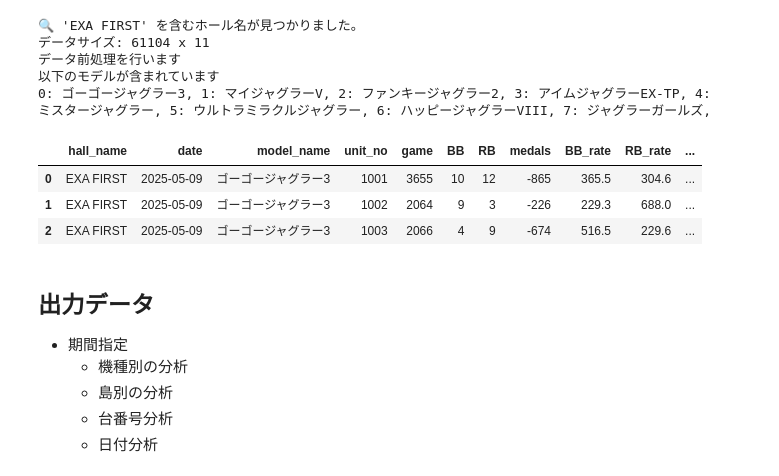
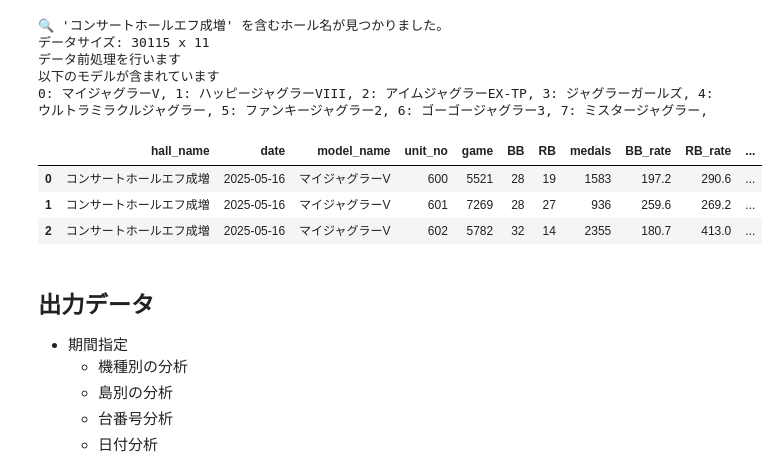
Before and after one commit to akmiccom/dataOnline, a Jupyter notebook: anaslo_02/ipynb/exa_hall_date.ipynb, the cells around one changed output. Cells and saved outputs as stored; diff of their text form; code cells hidden in the pictures.

```diff
--- a/anaslo_02/ipynb/exa_hall_date.ipynb
+++ b/anaslo_02/ipynb/exa_hall_date.ipynb
@@ -11,14 +11,6 @@ import datetime
 from dateutil.relativedelta import relativedelta
 import re
 import datetime
-
-# スプレッドシート認証設定
-SPREADSHEET_ID = "10-B_vV1pvUzXmvGAiHhODGJgCloOsAmqSO9HvXpk_T8"
-scope = ["https://spreadsheets.google.com/feeds", "https://www.googleapis.com/auth/drive"]
-jsonf = r"C:\python\dataOnline\anaslo_02\json\spreeadsheet-347321-ff675ab5ccbd.json"
-creds = ServiceAccountCredentials.from_json_keyfile_name(jsonf, scope)
-client = gspread.authorize(creds)
-spreadsheet = client.open_by_key(SPREADSHEET_ID)
 
 
 # ブドウシミュレーター
@@ -44,7 +36,7 @@ def assign_area(unit_no, json_file_path):
     return "その他"
 
 
-def df_preprocessing(df, grape_calculator_myfive, assign_area):
+def df_preprocessing(HALL_NAME, df, grape_calculator_myfive, assign_area):
     print(f'データ前処理を行います')
     df_pre = df.copy()
     df_pre["date"] = pd.to_datetime(df_pre["date"])
@@ -60,7 +52,8 @@ def df_preprocessing(df, grape_calculator_myfive, assign_area):
     df_pre["year"] = df_pre["date"].dt.year
     df_pre["unit_last"] = df_pre["unit_no"].astype(str).str[-1]
 
-    JSON_FILE_PATH = r"C:\python\dataOnline\anaslo_02\json\exa_area_map.json"
+    JSON_FILE_PATH = f"C:/python/dataOnline/anaslo_02/json/{HALL_NAME}_area_map.json"
+    # JSON_FILE_PATH = r"C:\python\dataOnline\anaslo_02\json\第一プラザ坂戸1000_area_map.json"
     df_pre["area"] = df_pre["unit_no"].apply(lambda x: assign_area(x, JSON_FILE_PATH))
 
     df_pre = df_pre.replace([np.inf, -np.inf], np.nan)
@@ -116,7 +109,7 @@ def create_df_from_database(HALL_NAME, DB_PATH):
 
 
 def create_pivot_table_date(
-    start_date, end_date, day_targets, pivot_targets, index_targets, colmns_targets
+    df, start_date, end_date, day_targets, pivot_targets, index_targets, columns_targets
 ):
     """日付ごとにシートを作成して台ごとの出玉率一覧を作成"""
     df_filtered = df.copy()
@@ -130,7 +123,7 @@ def create_pivot_table_date(
     for col in pivot_targets:
         table = df_filtered.pivot_table(
             index=index_targets,
-            columns=colmns_targets,
+            columns=columns_targets,
             values=col,
             aggfunc="sum",
             margins=True,
@@ -181,22 +174,39 @@ def create_pivot_table_date(
     merged.replace([np.inf, -np.inf, np.nan], None, inplace=True)
 
     return merged, game, medals, medal_rate, bb, rb, rb_rate, total_rate
+
+
+
+# スプレッドシート認証設定
+scope = ["https://spreadsheets.google.com/feeds", "https://www.googleapis.com/auth/drive"]
+jsonf = r"C:\python\dataOnline\anaslo_02\json\spreeadsheet-347321-ff675ab5ccbd.json"
+creds = ServiceAccountCredentials.from_json_keyfile_name(jsonf, scope)
+client = gspread.authorize(creds)
 # %%
 HALL_NAME = "EXA FIRST"
+SPREADSHEET_ID = "10-B_vV1pvUzXmvGAiHhODGJgCloOsAmqSO9HvXpk_T8" # EXA FIRST
+# HALL_NAME = "コンサートホールエフ成増"
+# SPREADSHEET_ID = "1EDY2RfjDQNsapVrl2X-UrqPKoXrkQmYJnk3uPqccBxY"
+# HALL_NAME = "第一プラザ坂戸1000"
+# SPREADSHEET_ID = "170MVr-BB3LG-g5ItkDT-8TE6R68RW9zJhRfpvQiy-PE"
+# HALL_NAME = "第一プラザ狭山店"
+
+
+spreadsheet = client.open_by_key(SPREADSHEET_ID)
 DB_PATH = r"C:\python\dataOnline\anaslo_02\db\anaslo_02.db"
 df = create_df_from_database(HALL_NAME, DB_PATH)
-df = df_preprocessing(df, grape_calculator_myfive, assign_area)
+df = df_preprocessing(HALL_NAME, df, grape_calculator_myfive, assign_area)
 df.head(3)
 # %% [output]
-🔍 'EXA FIRST' を含むホール名が見つかりました。
-データサイズ: 61104 x 11
+🔍 'コンサートホールエフ成増' を含むホール名が見つかりました。
+データサイズ: 30115 x 11
 データ前処理を行います
 以下のモデルが含まれています
-0: ゴーゴージャグラー3, 1: マイジャグラーV, 2: ファンキージャグラー2, 3: アイムジャグラーEX-TP, 4: ミスタージャグラー, 5: ウルトラミラクルジャグラー, 6: ハッピージャグラーVIII, 7: ジャグラーガールズ,
+0: マイジャグラーV, 1: ハッピージャグラーVIII, 2: アイムジャグラーEX-TP, 3: ジャグラーガールズ, 4: ウルトラミラクルジャグラー, 5: ファンキージャグラー2, 6: ゴーゴージャグラー3, 7: ミスタージャグラー,
 |  | hall_name | date | model_name | unit_no | game | BB | RB | medals | BB_rate | RB_rate | ... |
-| 0 | EXA FIRST | 2025-05-09 | ゴーゴージャグラー3 | 1001 | 3655 | 10 | 12 | -865 | 365.5 | 304.6 | ... |
-| 1 | EXA FIRST | 2025-05-09 | ゴーゴージャグラー3 | 1002 | 2064 | 9 | 3 | -226 | 229.3 | 688.0 | ... |
-| 2 | EXA FIRST | 2025-05-09 | ゴーゴージャグラー3 | 1003 | 2066 | 4 | 9 | -674 | 516.5 | 229.6 | ... |
+| 0 | コンサートホールエフ成増 | 2025-05-16 | マイジャグラーV | 600 | 5521 | 28 | 19 | 1583 | 197.2 | 290.6 | ... |
+| 1 | コンサートホールエフ成増 | 2025-05-16 | マイジャグラーV | 601 | 7269 | 28 | 27 | 936 | 259.6 | 269.2 | ... |
+| 2 | コンサートホールエフ成増 | 2025-05-16 | マイジャグラーV | 602 | 5782 | 32 | 14 | 2355 | 180.7 | 413.0 | ... |
 # %% [markdown]
 ## 出力データ
 - 期間指定
```
Also changed, not shown: parts of 8 cells of this notebook, 20 other files.
